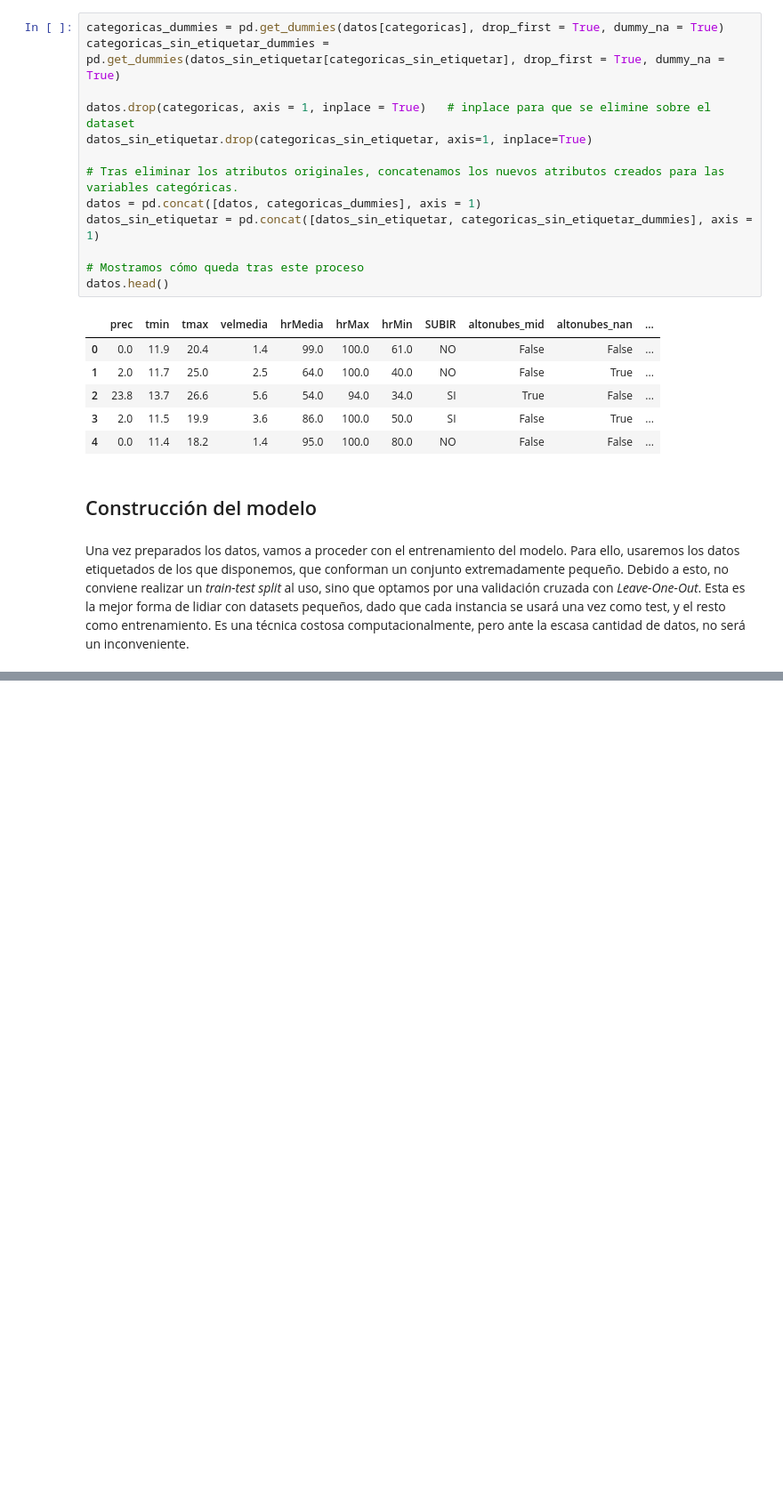
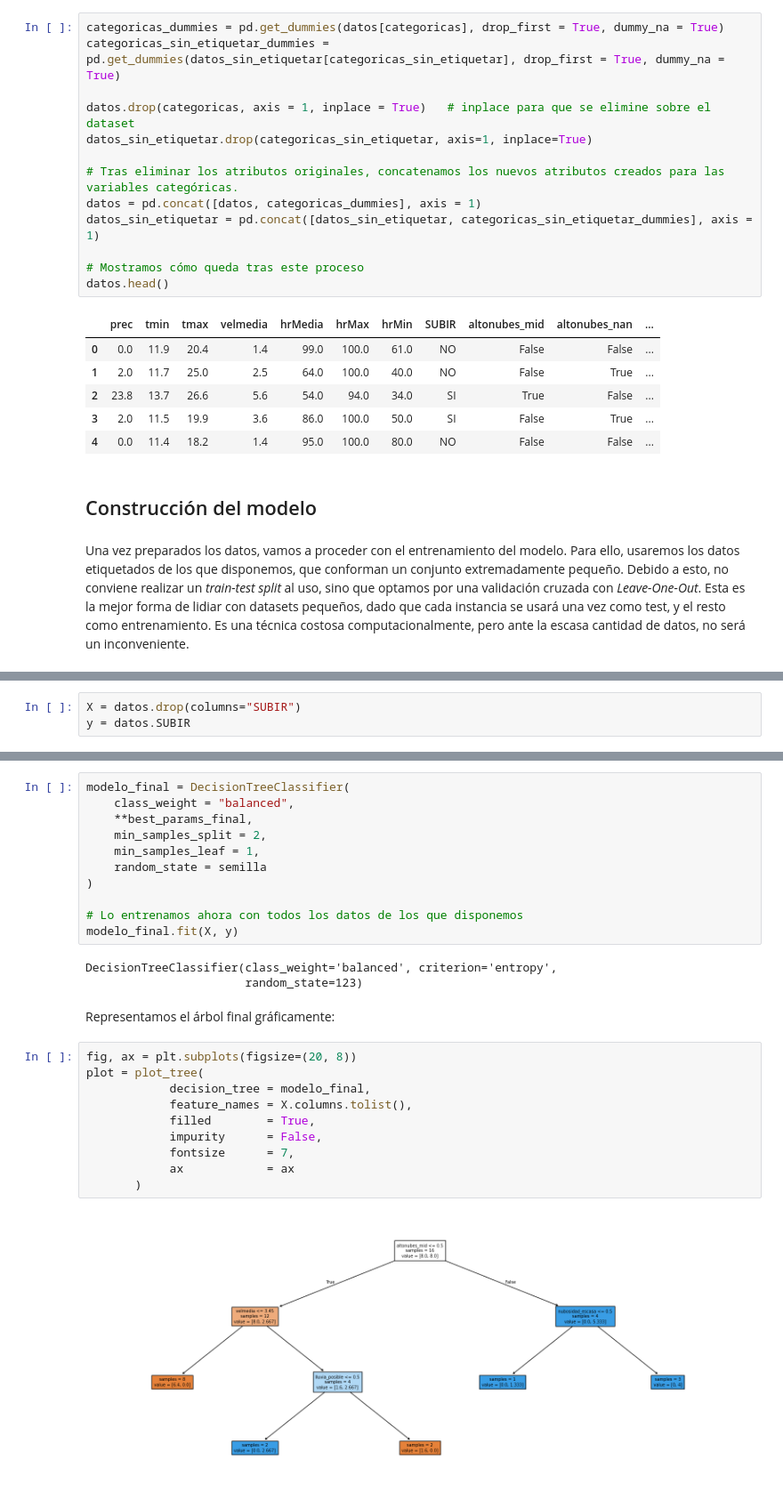
Before and after one commit to jorge-ruizl-um-es/fog-prediction, a Jupyter notebook: models/decission_tree_classifier.ipynb, the cells around one changed output, grey strips where cells are left out. Shown at 89% size. Saved outputs shown, nothing was run; the diff lists cells and outputs as text; blank space fills up the shorter version.

Commit message:
Entrenamiento y validación de un árbol de clasificación para predecir si se puede subir a los lagos o no

```diff
--- a/models/decission_tree_classifier.ipynb
+++ b/models/decission_tree_classifier.ipynb
@@ -80,0 +89,3 @@ Una vez preparados los datos, vamos a proceder con el entrenamiento del modelo.
+# %%
+X = datos.drop(columns="SUBIR")
+y = datos.SUBIR
@@ -80,0 +199,28 @@ Una vez preparados los datos, vamos a proceder con el entrenamiento del modelo.
+# %%
+modelo_final = DecisionTreeClassifier(
+	class_weight = "balanced",
+	**best_params_final,
+	min_samples_split = 2,
+	min_samples_leaf = 1,
+	random_state = semilla
+)
+
+# Lo entrenamos ahora con todos los datos de los que disponemos
+modelo_final.fit(X, y)
+# %% [output]
+DecisionTreeClassifier(class_weight='balanced', criterion='entropy',
+                       random_state=123)
+# %% [markdown]
+Representamos el árbol final gráficamente:
+# %%
+fig, ax = plt.subplots(figsize=(20, 8))
+plot = plot_tree(
+            decision_tree = modelo_final,
+            feature_names = X.columns.tolist(),
+            filled        = True,
+            impurity      = False,
+            fontsize      = 7,
+            ax            = ax
+       )
+# %% [output]
+[figure, added]
```
Also changed, not shown: parts of 12 cells of this notebook.
